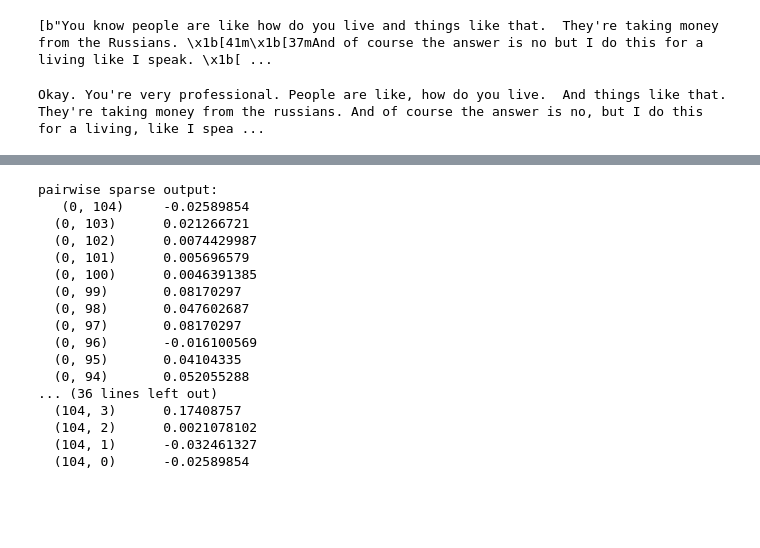
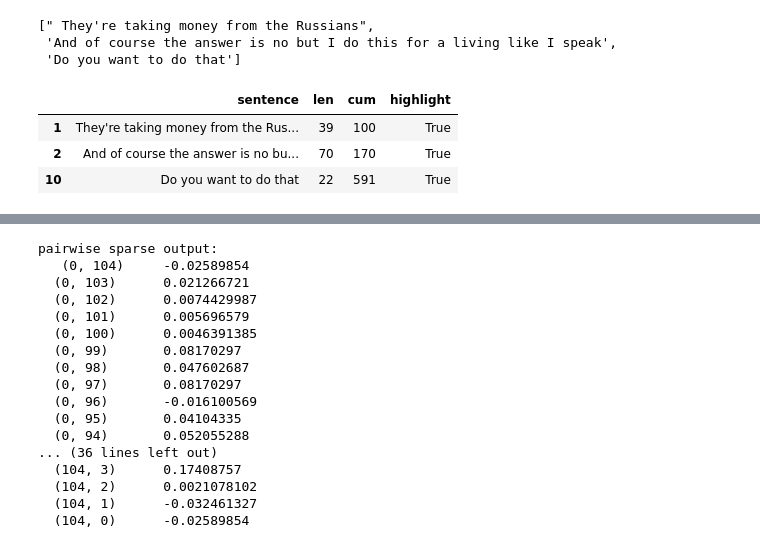
Before and after one commit to poloniki/quint, a Jupyter notebook: notebooks/Get best sentence.ipynb, the cells around one changed output, grey strips where cells are left out. Cells and saved outputs as stored; diff of their text form; code cells hidden in the pictures; blank space fills up the shorter version.

```diff
--- a/notebooks/Get best sentence.ipynb
+++ b/notebooks/Get best sentence.ipynb
@@ -7,4 +6,7 @@ import numpy as np
 model = SentenceTransformer('all-MiniLM-L6-v2')
 # %%
-with open('../quint/data/sample_texts/joe_rogan_tr.txt') as f:
+with open('../quint/data/results/Short.txt') as f:
     doc = f.readlines()
+
+doc = doc[0].replace("?", ". ")
+sentences = doc.split('. ')
@@ -47,20 +42,24 @@ df['sentence'] = sentences[:-1]
 
 df['len'] = df['sentence'].apply(lambda x: len(x))
 df['cum'] = df['len'].cumsum()
+# %%
+steps = round(df['cum'].sum() / 10)
 # %%
 best_sentences = []
-steps = range(0, df.cum.max() + 4000, 8000)
+steps = range(0, df.cum.max() + steps, steps*2)
 for each in range(len(steps)-1):
     temp_df = df.loc[(df.cum > steps[each])&(df.cum < steps[each+1])]
     indexes = temp_df.index
     A =  embeddings[indexes[0]:indexes[-1]+1]
     A_sparse = sparse.csr_matrix(A)
     similarities = cosine_similarity(A_sparse)
+
     average_sim = list(np.round(similarities.mean(axis=1),2))
     min_score =np.min(average_sim)
     max_score = np.max(average_sim)
-    best_sentence = [i for i, x in enumerate(average_sim) if (x > max_score-0.02) | (x == min_score)]
+    best_sentence = [i for i, x in enumerate(average_sim) if (x > max_score-0.02)]
     for every in best_sentence:
         best_sentences.append(temp_df.iloc[every].sentence)
 
 best_sentences = [each for each in best_sentences if len(each.split(' '))> 5]
+df['highlight'] = df['sentence'].apply(lambda x: x in best_sentences)
@@ -80,19 +66,13 @@ df['highlight'] = df['sentence'].apply(lambda x: x in best_sentences)
-# %%
-with open('../quint/data/results/Short.txt', 'rb') as f:
-       doc = f.readlines()
-doc
-# %% [output]
-[b"You know people are like how do you live and things like that.  They're taking money from the Russians. \x1b[41m\x1b[37mAnd of course the answer is no but I do this for a living like I speak. \x1b[ ...
-# %%
-from termcolor import colored
-
-text = ''
-for num, each in enumerate(df['sentence']):
-    if df['highlight'].iloc[num] == True:
-        text+=colored(f'{each}. ','white','on_red')
-    else:
-        text+=f'{each}. '
-
-print(text)
-# %% [output]
-Okay. You're very professional. People are like, how do you live.  And things like that. They're taking money from the russians. And of course the answer is no, but I do this for a living, like I spea ...
+# %%
+best_sentences
+# %% [output]
+[" They're taking money from the Russians",
+ 'And of course the answer is no but I do this for a living like I speak',
+ 'Do you want to do that']
+# %%
+df.loc[df.highlight==True]
+# %% [output]
+|  | sentence | len | cum | highlight |
+| 1 | They're taking money from the Rus... | 39 | 100 | True |
+| 2 | And of course the answer is no bu... | 70 | 170 | True |
+| 10 | Do you want to do that | 22 | 591 | True |
```
Also changed, not shown: parts of 9 cells of this notebook, 15 other files.
